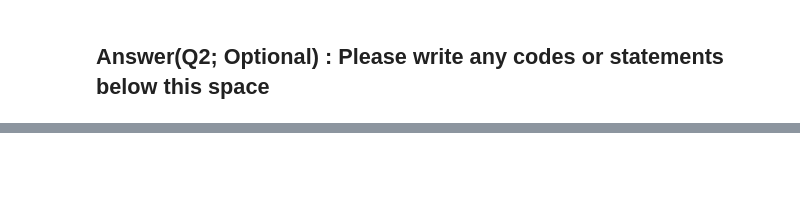
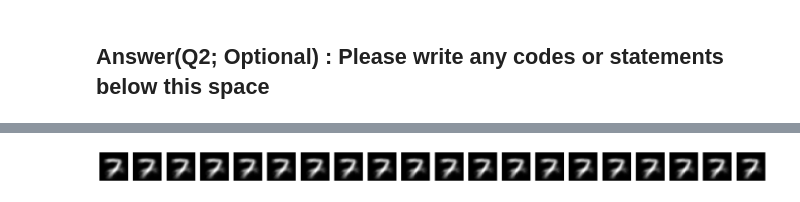
Before and after one commit to tobigs-datamarket/tobigs-21st, a Jupyter notebook: Week9/Generative Basic/김용진/HW_GenBasic(20240313).ipynb, the cells around one changed output, grey strips where cells are left out. Drawn from its saved outputs; the diff is of its cells as text; code cells hidden in the pictures; blank space fills up the shorter version.

```diff
--- a/Week9/Generative Basic/김용진/HW_GenBasic(20240313).ipynb
+++ b/Week9/Generative Basic/김용진/HW_GenBasic(20240313).ipynb
@@ -310,0 +369,20 @@ visualize(decoder,z)
+# %%
+# Set seed numbers to take reproducibility
+seed = 3
+torch.manual_seed(seed)
+# torch.cuda.manual_seed(seed)
+np.random.seed(seed)
+
+# Random z
+z = torch.randn(256)
+# Make copies
+z = z.repeat(20,1)
+
+# Interpolation in latent space z
+for i in range(20):
+    z[i, 0] += i * 0.5 - (20 - 1) * 0.5 / 2
+
+# (Assignment 1 ; Visualization)
+visualize(decoder,z)
+# %% [output]
+[figure, added]
```
Also changed, not shown: parts of 12 cells of this notebook.
